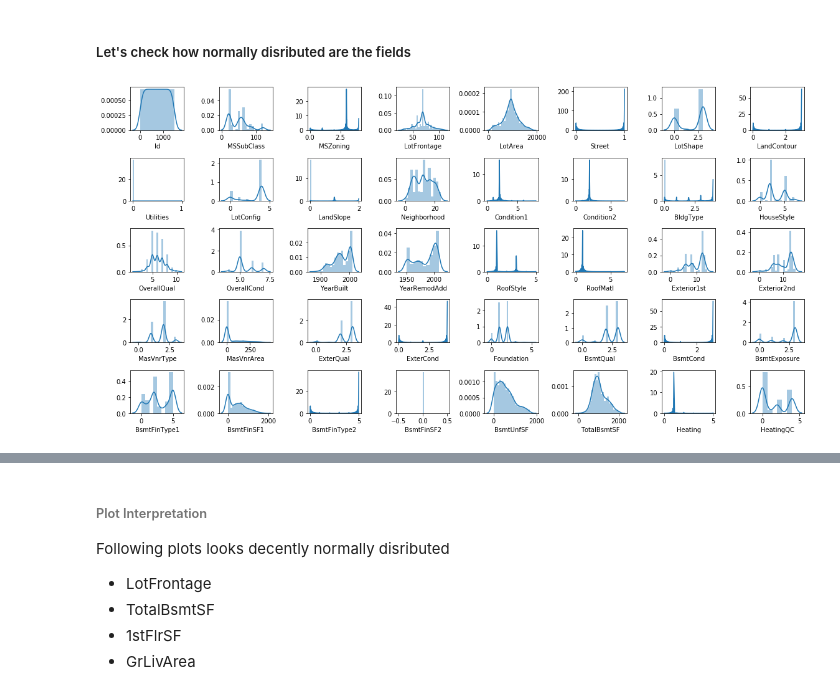
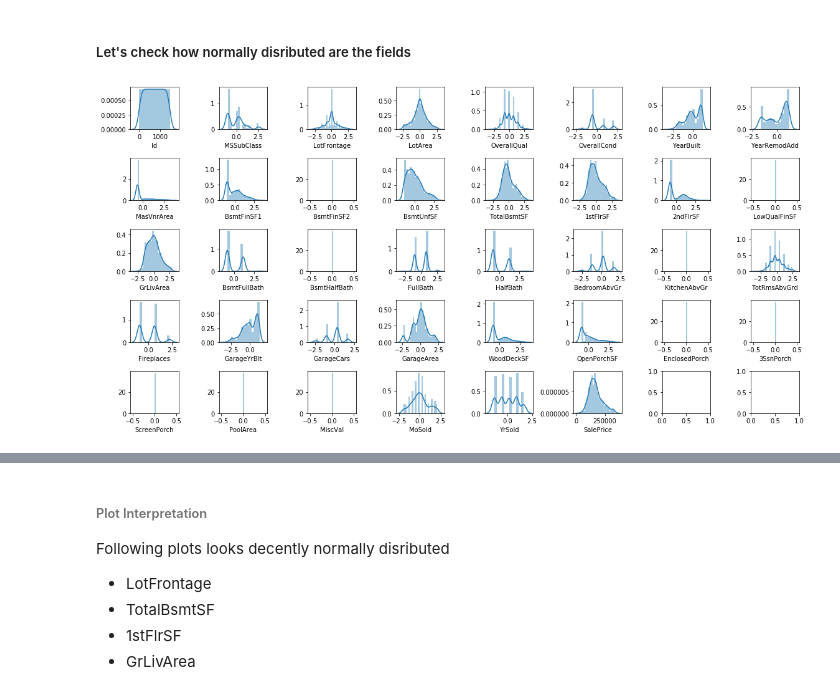
Before and after one commit to spk104/spklearn-ml, a Jupyter notebook: Practice_02.ipynb, the cells around one changed output, grey strips where cells are left out. Saved outputs shown, nothing was run; the diff lists cells and outputs as text; code cells hidden in the pictures.

```diff
--- a/Practice_02.ipynb
+++ b/Practice_02.ipynb
@@ -157,4 +207,12 @@ Index([], dtype='object')
+# %%
+### Some dummy variables got missed in test data set
+test_cols = test_df.columns.values
+missing = []
+for i in train_df.columns:
+    if i == 'SalePrice':
+        continue
+
+    if i not in test_cols:
+        test_df[i] = np.zeros(test_df.shape[0])
 # %%
-train_df = LabelEncoder.encode(train_df,categorical_columns_train)
+#train_df,test_df = LabelEncoder.encode_train_test(train_df,test_df,categorical_columns_train)
-# %%
-test_df = LabelEncoder.encode(test_df,categorical_columns_test)
@@ -202,0 +293,3 @@ max      12.000000  2010.000000     8.000000       5.000000
+# %%
+skip_columns = ['Id','SalePrice']
+train_df,test_df = ScalarUtil.standard_scalar_train_test(train_df,test_df,numerical_columns_train,skip_columns)
@@ -228,7 +323,7 @@ Index(['Id', 'MSSubClass', 'MSZoning', 'LotFrontage', 'LotArea', 'Street',
 # %%
 rows = 5
 columns = 8
 figsize = (16,8)
-PlotUtil.draw_distribution_plot(rows,columns,train_df,figsize,continous_vars)
+PlotUtil.draw_distribution_plot(rows,columns,train_df,figsize,numerical_columns_train)
 # %% [output]
-[figure, old version]
+[figure, new version]
```
Also changed, not shown: parts of 75 cells of this notebook, 8 other files.
